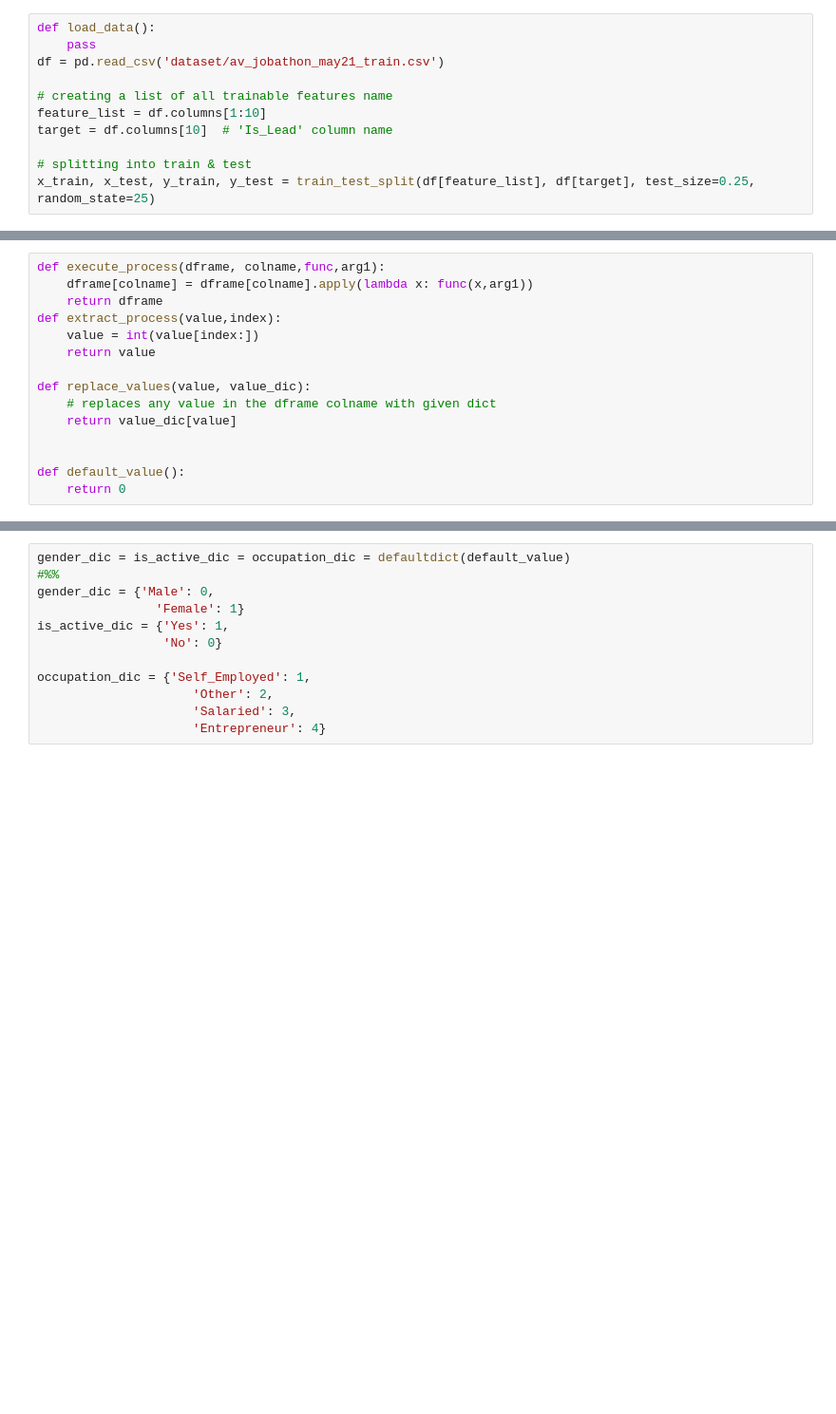
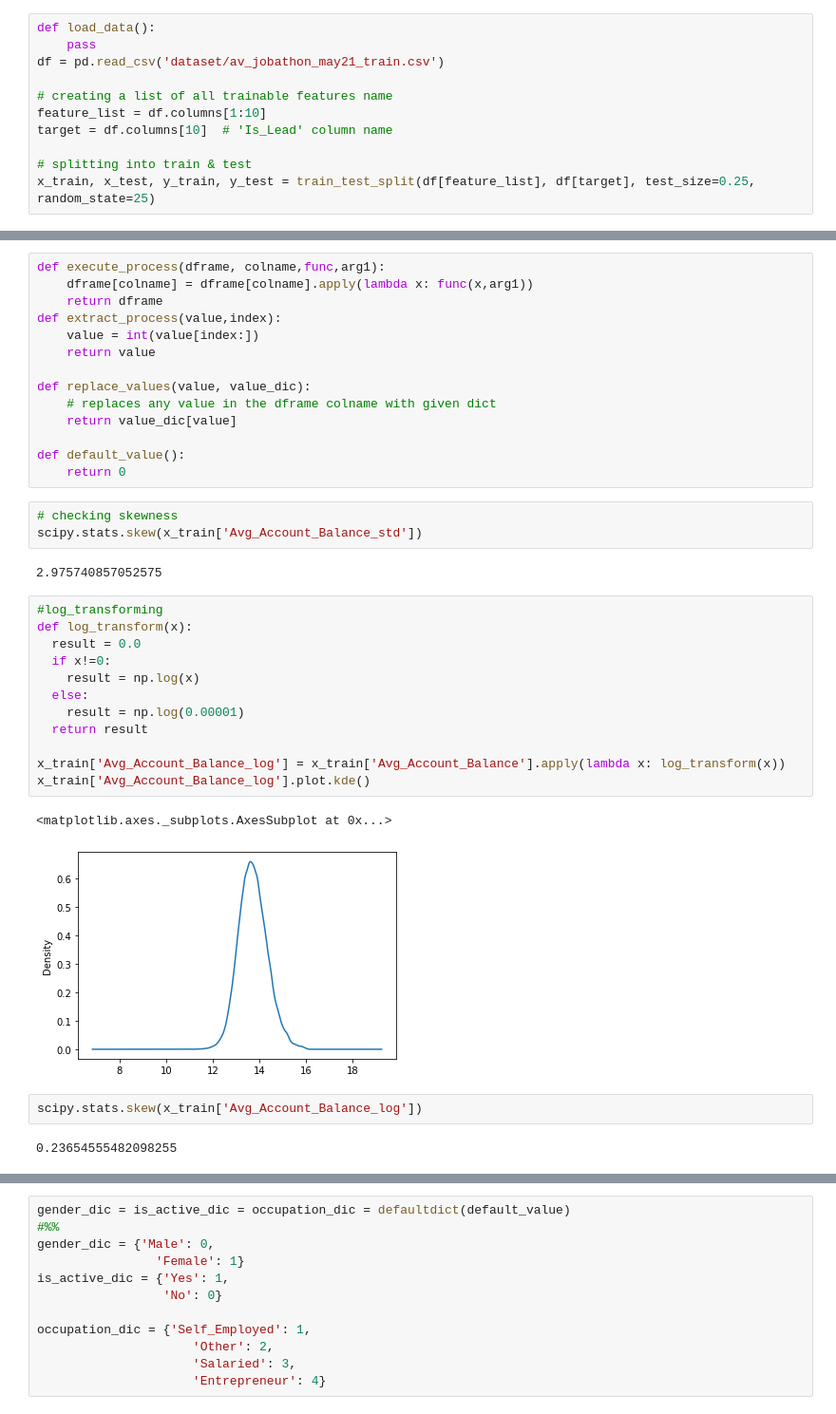
Before and after one commit to avidutta20/challenge_may21, a Jupyter notebook: model.ipynb, the cells around one changed output, grey strips where cells are left out. Shown: that part at 95% size. Cells and saved outputs as stored; diff of their text form; blank space fills up the shorter version.

Commit message:
balance_skewness_remo_preprocessed_

```diff
--- a/model.ipynb
+++ b/model.ipynb
@@ -40,6 +69,29 @@ def replace_values(value, value_dic):
     # replaces any value in the dframe colname with given dict
     return value_dic[value]
 
-
 def default_value():
     return 0
+# %%
+# checking skewness
+scipy.stats.skew(x_train['Avg_Account_Balance_std'])
+# %% [output]
+2.975740857052575
+# %%
+#log_transforming
+def log_transform(x):
+  result = 0.0
+  if x!=0:
+    result = np.log(x)
+  else:
+    result = np.log(0.00001)
+  return result
+
+x_train['Avg_Account_Balance_log'] = x_train['Avg_Account_Balance'].apply(lambda x: log_transform(x))
+x_train['Avg_Account_Balance_log'].plot.kde()
+# %% [output]
+<matplotlib.axes._subplots.AxesSubplot at 0x...>
+[figure, added]
+# %%
+scipy.stats.skew(x_train['Avg_Account_Balance_log'])
+# %% [output]
+0.23654555482098255
```
Also changed, not shown: parts of 42 cells of this notebook.
